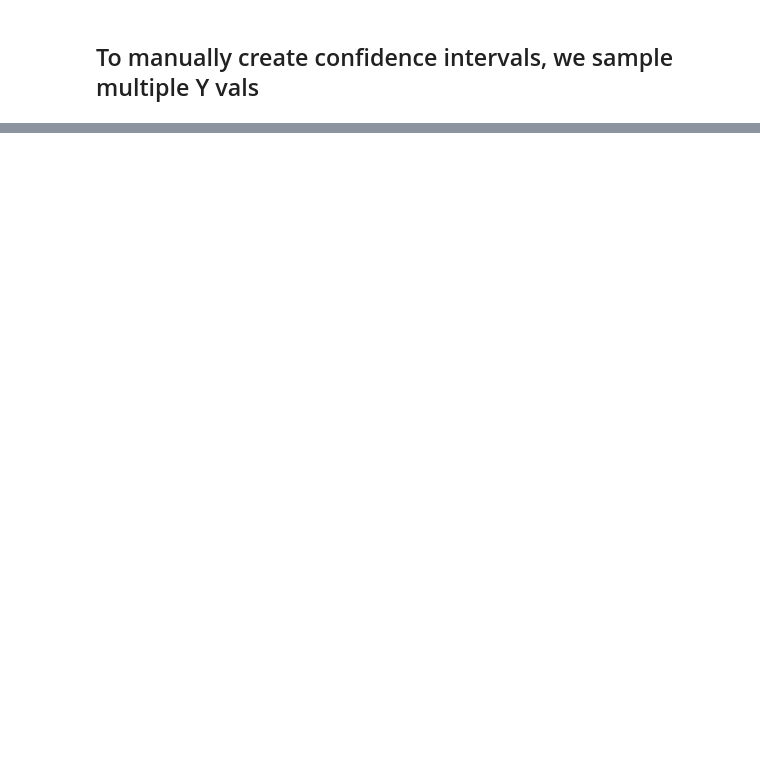
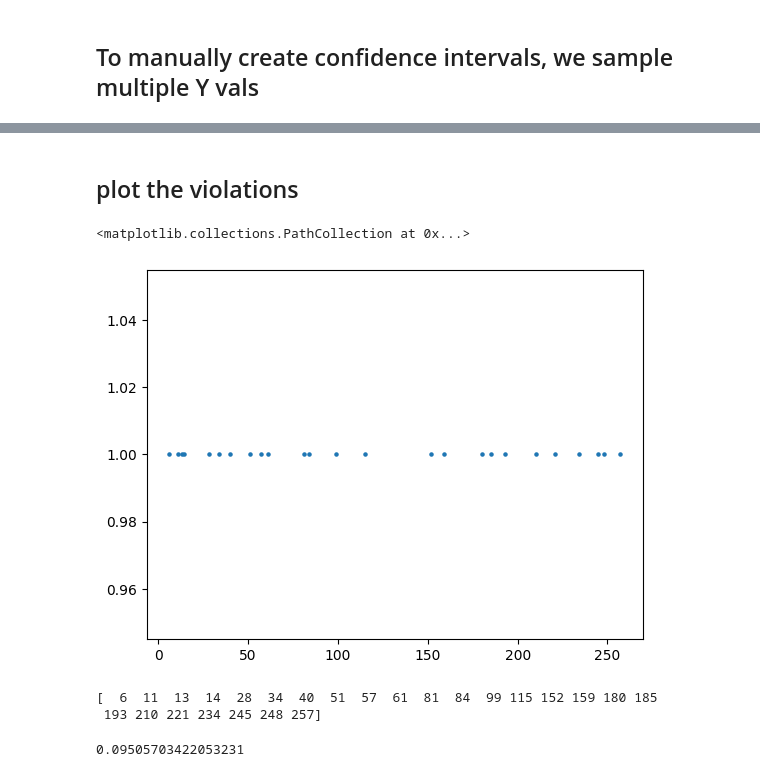
Before and after one commit to TurquoiseKitty/ScenarioAnalysis, a Jupyter notebook: ToyDemo.ipynb, the cells around one changed output, grey strips where cells are left out. Drawn from its saved outputs; the diff is of its cells as text; code cells hidden in the pictures; blank space fills up the shorter version.

```diff
--- a/ToyDemo.ipynb
+++ b/ToyDemo.ipynb
@@ -124,0 +220,28 @@ for j in range(n_dependence, N):
+# %% [markdown]
+## plot the violations
+# %%
+ker_vio = ((Y_data > ker_upper) | (Y_data < ker_lower)).astype(int)
+
+ker_vio = ker_vio[starting:]
+
+ker_vio_poses = np.where(ker_vio > 0)[0]
+
+scalas = [1] * len(ker_vio_poses)
+
+fig, ax = plt.subplots()
+
+ax.scatter(ker_vio_poses, scalas, s=5)
+# %% [output]
+<matplotlib.collections.PathCollection at 0x...>
+[figure, added]
+# %%
+print(ker_vio_poses)
+# %% [output]
+[  6  11  13  14  28  34  40  51  57  61  81  84  99 115 152 159 180 185
+ 193 210 221 234 245 248 257]
+# %%
+## empirical violation percentage
+
+print(len(ker_vio_poses) / len(ker_vio))
+# %% [output]
+0.09505703422053231
```
Also changed, not shown: parts of 19 cells of this notebook, 2 other files.
